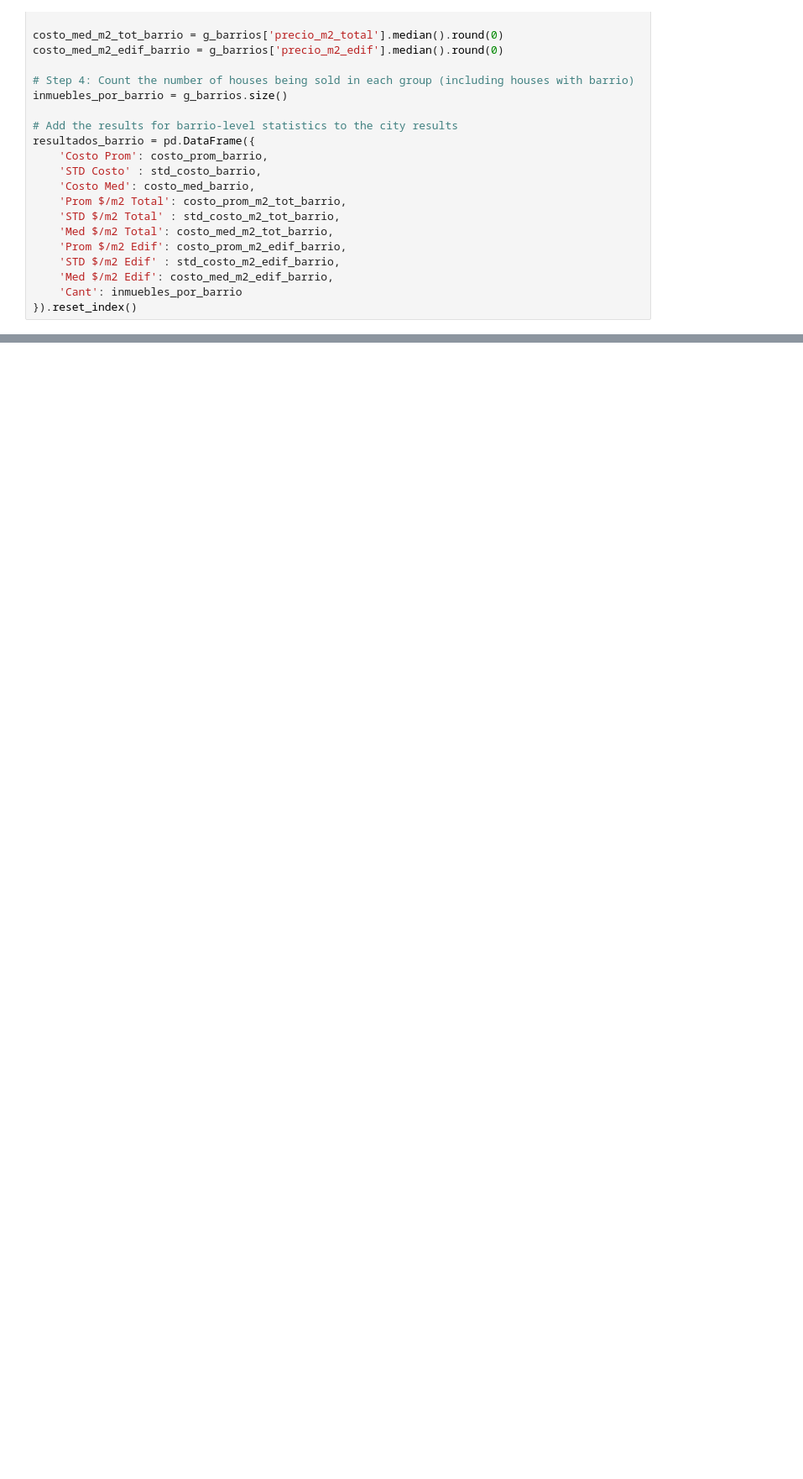
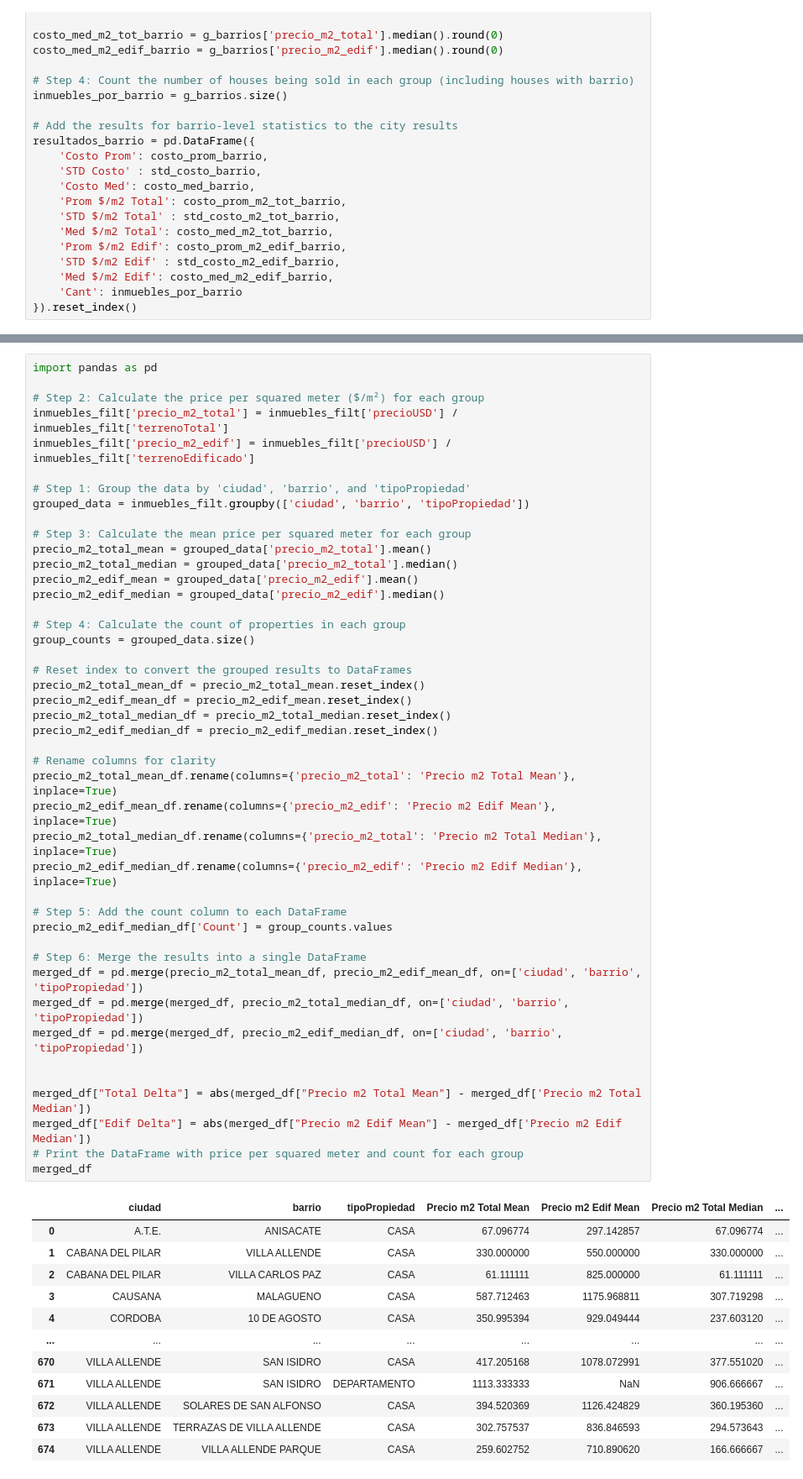
Before and after one commit to josecabralf/WebScraping, a Jupyter notebook: Pandas/LaVoz.ipynb, the cells around one changed output, grey strips where cells are left out. Shown: that part at 84% size. Cells and saved outputs as stored; diff of their text form; blank space fills up the shorter version.

```diff
--- a/Pandas/LaVoz.ipynb
+++ b/Pandas/LaVoz.ipynb
@@ -167,0 +164,57 @@ plt.show()
+# %%
+import pandas as pd
+
+# Step 2: Calculate the price per squared meter ($/m²) for each group
+inmuebles_filt['precio_m2_total'] = inmuebles_filt['precioUSD'] / inmuebles_filt['terrenoTotal']
+inmuebles_filt['precio_m2_edif'] = inmuebles_filt['precioUSD'] / inmuebles_filt['terrenoEdificado']
+
+# Step 1: Group the data by 'ciudad', 'barrio', and 'tipoPropiedad'
+grouped_data = inmuebles_filt.groupby(['ciudad', 'barrio', 'tipoPropiedad'])
+
+# Step 3: Calculate the mean price per squared meter for each group
+precio_m2_total_mean = grouped_data['precio_m2_total'].mean()
+precio_m2_total_median = grouped_data['precio_m2_total'].median()
+precio_m2_edif_mean = grouped_data['precio_m2_edif'].mean()
+precio_m2_edif_median = grouped_data['precio_m2_edif'].median()
+
+# Step 4: Calculate the count of properties in each group
+group_counts = grouped_data.size()
+
+# Reset index to convert the grouped results to DataFrames
+precio_m2_total_mean_df = precio_m2_total_mean.reset_index()
+precio_m2_edif_mean_df = precio_m2_edif_mean.reset_index()
+precio_m2_total_median_df = precio_m2_total_median.reset_index()
+precio_m2_edif_median_df = precio_m2_edif_median.reset_index()
+
+# Rename columns for clarity
+precio_m2_total_mean_df.rename(columns={'precio_m2_total': 'Precio m2 Total Mean'}, inplace=True)
+precio_m2_edif_mean_df.rename(columns={'precio_m2_edif': 'Precio m2 Edif Mean'}, inplace=True)
+precio_m2_total_median_df.rename(columns={'precio_m2_total': 'Precio m2 Total Median'}, inplace=True)
+precio_m2_edif_median_df.rename(columns={'precio_m2_edif': 'Precio m2 Edif Median'}, inplace=True)
+
+# Step 5: Add the count column to each DataFrame
+precio_m2_edif_median_df['Count'] = group_counts.values
+
+# Step 6: Merge the results into a single DataFrame
+merged_df = pd.merge(precio_m2_total_mean_df, precio_m2_edif_mean_df, on=['ciudad', 'barrio', 'tipoPropiedad'])
+merged_df = pd.merge(merged_df, precio_m2_total_median_df, on=['ciudad', 'barrio', 'tipoPropiedad'])
+merged_df = pd.merge(merged_df, precio_m2_edif_median_df, on=['ciudad', 'barrio', 'tipoPropiedad'])
+
+
+merged_df["Total Delta"] = abs(merged_df["Precio m2 Total Mean"] - merged_df['Precio m2 Total Median'])
+merged_df["Edif Delta"] = abs(merged_df["Precio m2 Edif Mean"] - merged_df['Precio m2 Edif Median'])
+# Print the DataFrame with price per squared meter and count for each group
+merged_df
+# %% [output]
+|  | ciudad | barrio | tipoPropiedad | Precio m2 Total Mean | Precio m2 Edif Mean | Precio m2 Total Median | ... |
+| 0 | A.T.E. | ANISACATE | CASA | 67.096774 | 297.142857 | 67.096774 | ... |
+| 1 | CABANA DEL PILAR | VILLA ALLENDE | CASA | 330.000000 | 550.000000 | 330.000000 | ... |
+| 2 | CABANA DEL PILAR | VILLA CARLOS PAZ | CASA | 61.111111 | 825.000000 | 61.111111 | ... |
+| 3 | CAUSANA | MALAGUENO | CASA | 587.712463 | 1175.968811 | 307.719298 | ... |
+| 4 | CORDOBA | 10 DE AGOSTO | CASA | 350.995394 | 929.049444 | 237.603120 | ... |
+| ... | ... | ... | ... | ... | ... | ... | ... |
+| 670 | VILLA ALLENDE | SAN ISIDRO | CASA | 417.205168 | 1078.072991 | 377.551020 | ... |
+| 671 | VILLA ALLENDE | SAN ISIDRO | DEPARTAMENTO | 1113.333333 | NaN | 906.666667 | ... |
+| 672 | VILLA ALLENDE | SOLARES DE SAN ALFONSO | CASA | 394.520369 | 1126.424829 | 360.195360 | ... |
+| 673 | VILLA ALLENDE | TERRAZAS DE VILLA ALLENDE | CASA | 302.757537 | 836.846593 | 294.573643 | ... |
+| 674 | VILLA ALLENDE | VILLA ALLENDE PARQUE | CASA | 259.602752 | 710.890620 | 166.666667 | ... |
```
Also changed, not shown: parts of 9 cells of this notebook, 14 other files.
